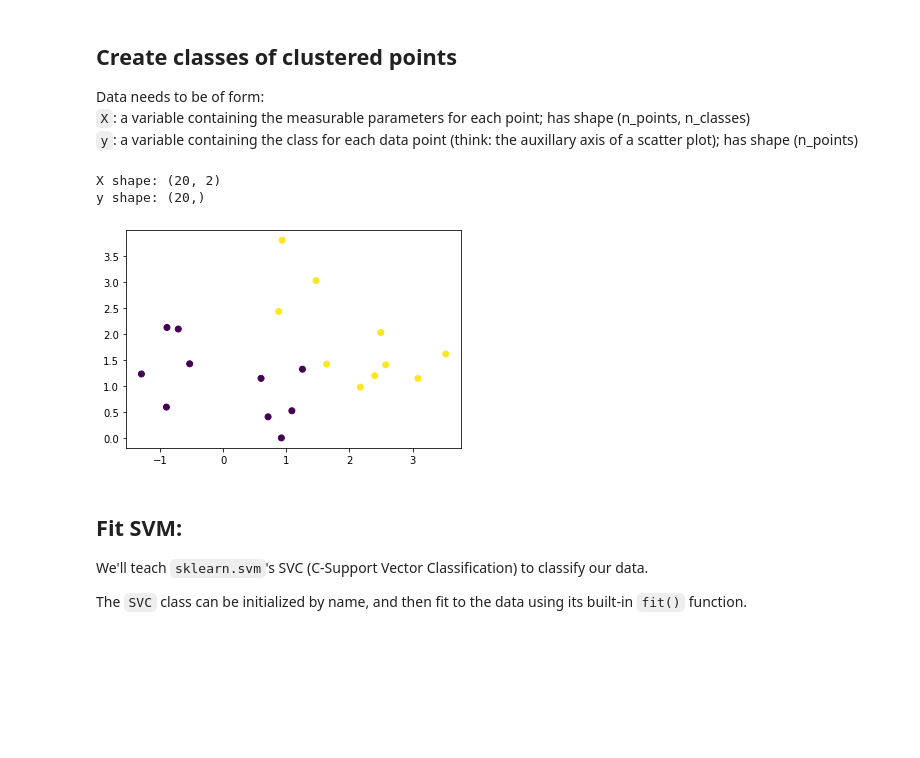
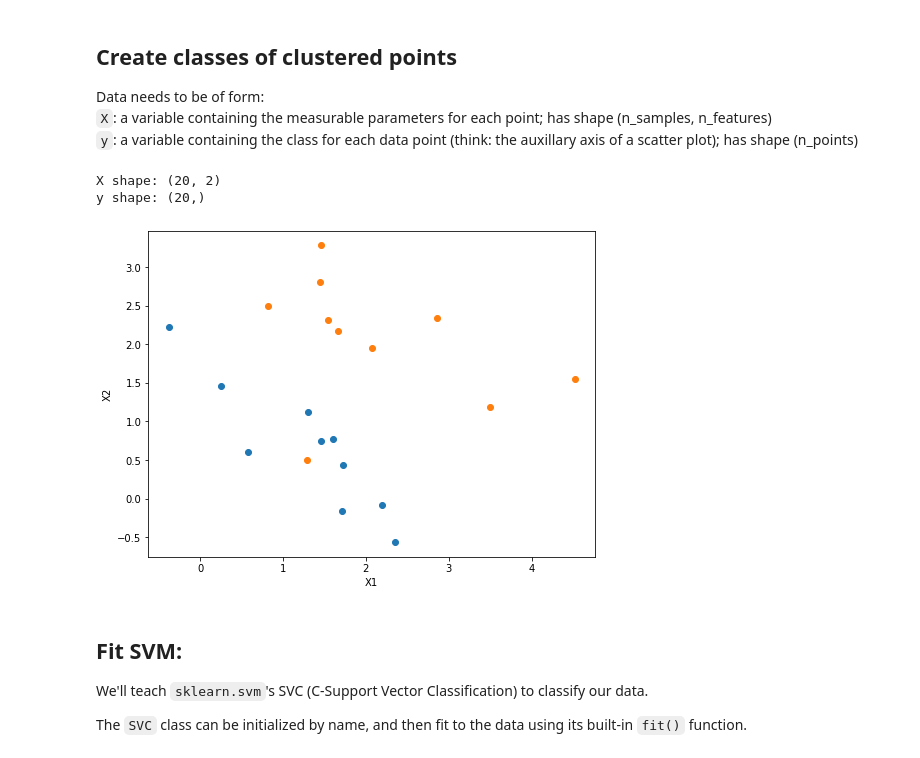
Before and after one commit to aidantmcb/SVM_Demo, a Jupyter notebook: SVM Demo.ipynb, the cells around one changed output. Saved outputs shown, nothing was run; the diff lists cells and outputs as text; code cells hidden in the pictures; blank space fills up the shorter version.

```diff
--- a/SVM Demo.ipynb
+++ b/SVM Demo.ipynb
@@ -7,35 +10,54 @@ from sklearn.svm import SVC
 # %% [markdown]
 ## Create classes of clustered points
 Data needs to be of form: \
-`X`: a variable containing the measurable parameters for each point; has shape (n_points, n_classes) \
+`X`: a variable containing the measurable parameters for each point; has shape (n_samples, n_features) \
 `y`: a variable containing the class for each data point (think: the auxillary axis of a scatter plot);
     has shape (n_points)
 # %%
-### Generate example dataset###
-np.random.seed(1)
+### Generate example dataset ###
+# np.random.seed(1)
 N1 = 10
 N2 = 10
 
 mu1 = np.array([1.0, 1.0])
 mu2 = np.array([2.0, 2.0])
+# X1 and X2 means for our two distributions
 
 cov1 = np.array([[1, -0.5],
                  [-0.5, 1]])
 cov2 = cov1
+# covariance matrices for random sampled gaussians
 
-X = np.vstack([np.random.multivariate_normal(mu1, cov1, N1),
-             np.random.multivariate_normal(mu2, cov2, N2)])
+X1 = np.random.multivariate_normal(mu1, cov1, N1)
+X2 = np.random.multivariate_normal(mu2, cov2, N2)
+# Generates N two-dimensional random samples centered at [1,1] and [2,2] respectively
+
+X = np.vstack([X1, X2])
+# Generates N two-dimensional random samples centered at [1,1] and [2,2] respectively
+
 y = np.hstack([np.zeros(N1), np.ones(N2)])
+# y = 0 corresponds to the X1 distribution
+# y = 1 corresponds to the X2 distribution
 
 print('X shape:', X.shape)
 print('y shape:', y.shape)
-
-plt.scatter(X[:,0], X[:,1], c = y) # plots X as axes, with y as color
-plt.show()
 # %% [output]
 X shape: (20, 2)
 y shape: (20,)
-[figure, removed]
+# %%
+### Plot the input dataset, using data class as the color ###
+fig, ax = plt.subplots(figsize = (8,6))
+
+# ax.scatter(X[:,0], X[:,1], c = y, cmap = cmap) # plots X as axes, with y as color
+# OR
+ax.scatter(X1[:, 0], X1[:,1])
+ax.scatter(X2[:, 0], X2[:, 1])
+
+ax.set_xlabel('X1')
+ax.set_ylabel('X2')
+plt.show()
+# %% [output]
+[figure, added]
 # %% [markdown]
 ## Fit SVM:
 We'll teach `sklearn.svm`'s SVC (C-Support Vector Classification) to classify our data.
```
Also changed, not shown: parts of 18 cells of this notebook, 1 other file.
